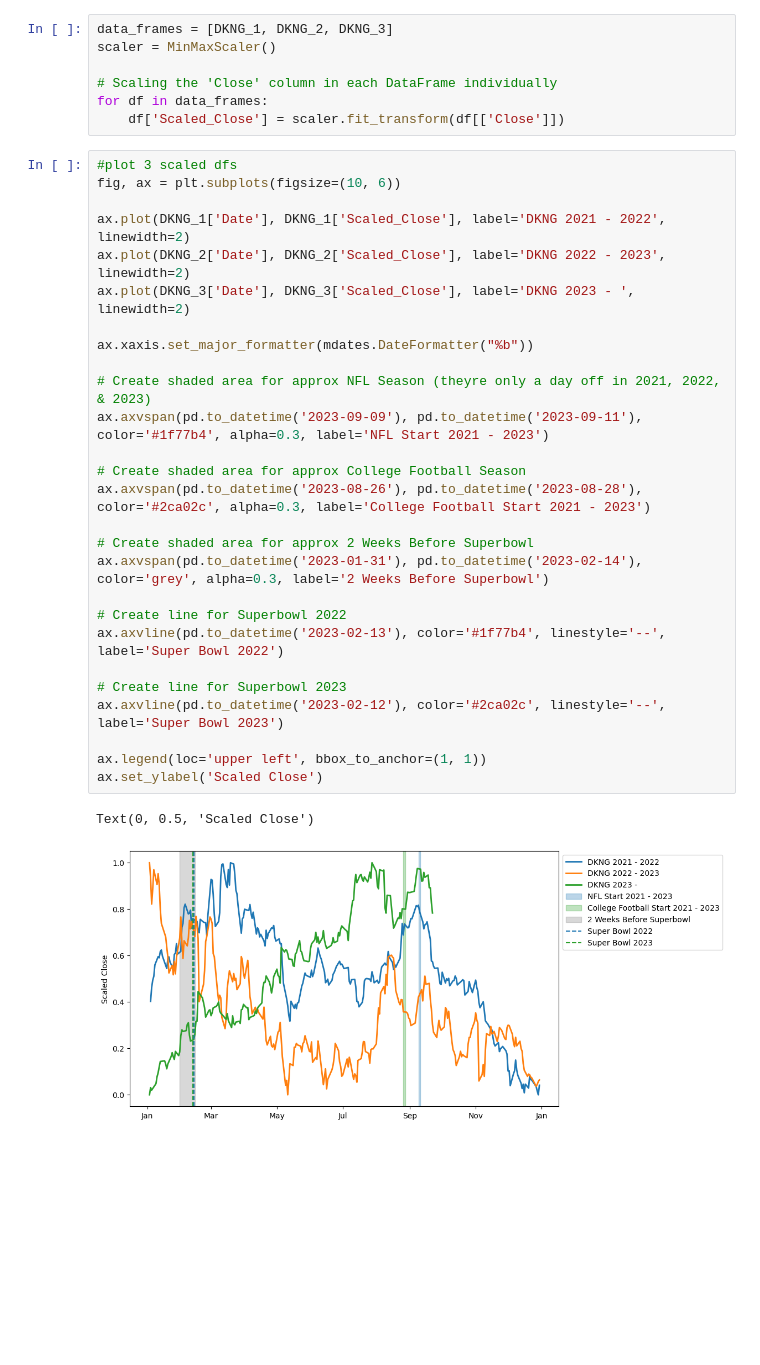
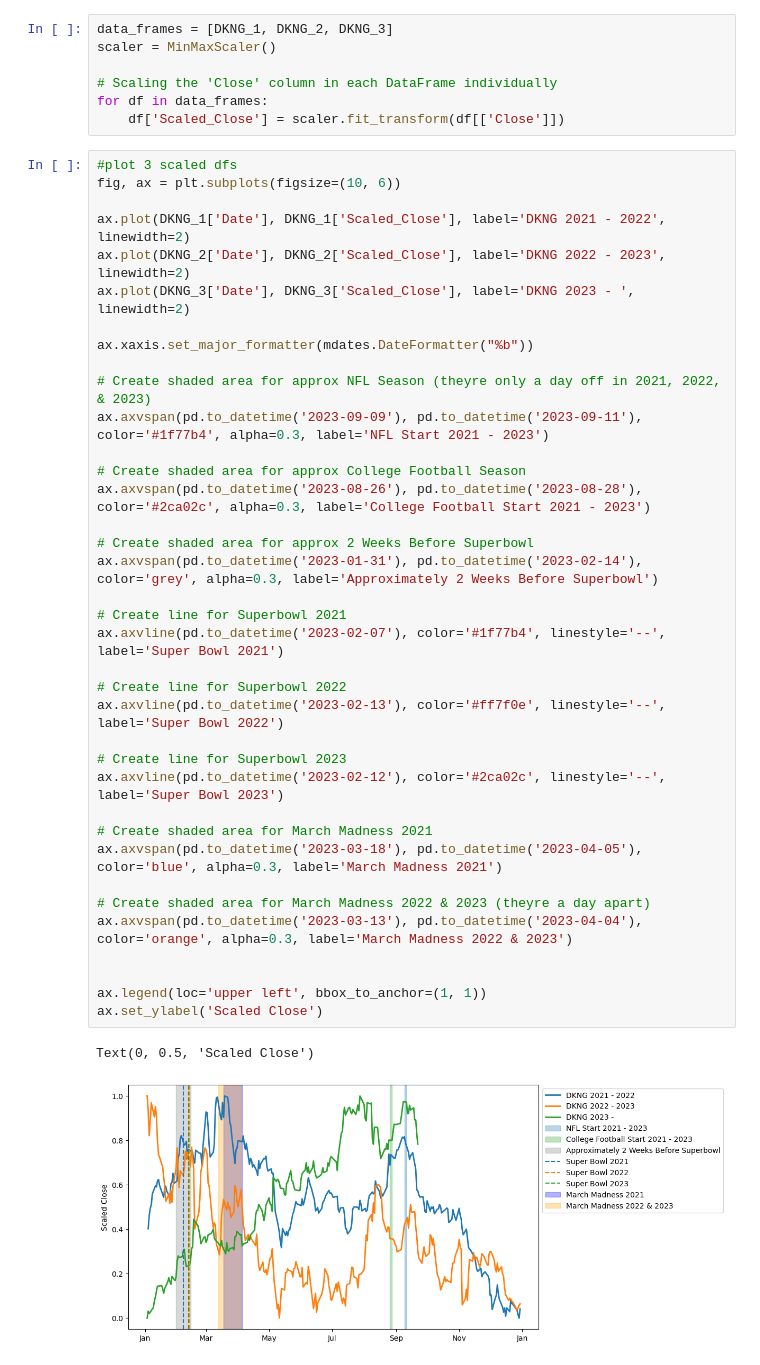
Before and after one commit to jpclarke1/Stocks, a Jupyter notebook: DKNG Analysis.ipynb, the cells around one changed output. Saved outputs shown, nothing was run; the diff lists cells and outputs as text; blank space fills up the shorter version.

```diff
--- a/DKNG Analysis.ipynb
+++ b/DKNG Analysis.ipynb
@@ -37,30 +37,40 @@ for df in data_frames:
 # %%
 #plot 3 scaled dfs
 fig, ax = plt.subplots(figsize=(10, 6))
 
 ax.plot(DKNG_1['Date'], DKNG_1['Scaled_Close'], label='DKNG 2021 - 2022', linewidth=2)
 ax.plot(DKNG_2['Date'], DKNG_2['Scaled_Close'], label='DKNG 2022 - 2023', linewidth=2)
 ax.plot(DKNG_3['Date'], DKNG_3['Scaled_Close'], label='DKNG 2023 - ', linewidth=2)
 
 ax.xaxis.set_major_formatter(mdates.DateFormatter("%b"))
 
 # Create shaded area for approx NFL Season (theyre only a day off in 2021, 2022, & 2023)
 ax.axvspan(pd.to_datetime('2023-09-09'), pd.to_datetime('2023-09-11'), color='#1f77b4', alpha=0.3, label='NFL Start 2021 - 2023')
 
 # Create shaded area for approx College Football Season
 ax.axvspan(pd.to_datetime('2023-08-26'), pd.to_datetime('2023-08-28'), color='#2ca02c', alpha=0.3, label='College Football Start 2021 - 2023')
 
 # Create shaded area for approx 2 Weeks Before Superbowl
-ax.axvspan(pd.to_datetime('2023-01-31'), pd.to_datetime('2023-02-14'), color='grey', alpha=0.3, label='2 Weeks Before Superbowl')
+ax.axvspan(pd.to_datetime('2023-01-31'), pd.to_datetime('2023-02-14'), color='grey', alpha=0.3, label='Approximately 2 Weeks Before Superbowl')
+
+# Create line for Superbowl 2021
+ax.axvline(pd.to_datetime('2023-02-07'), color='#1f77b4', linestyle='--', label='Super Bowl 2021')
 
 # Create line for Superbowl 2022
-ax.axvline(pd.to_datetime('2023-02-13'), color='#1f77b4', linestyle='--', label='Super Bowl 2022')
+ax.axvline(pd.to_datetime('2023-02-13'), color='#ff7f0e', linestyle='--', label='Super Bowl 2022')
 
 # Create line for Superbowl 2023
 ax.axvline(pd.to_datetime('2023-02-12'), color='#2ca02c', linestyle='--', label='Super Bowl 2023')
 
+# Create shaded area for March Madness 2021
+ax.axvspan(pd.to_datetime('2023-03-18'), pd.to_datetime('2023-04-05'), color='blue', alpha=0.3, label='March Madness 2021')
+
+# Create shaded area for March Madness 2022 & 2023 (theyre a day apart)
+ax.axvspan(pd.to_datetime('2023-03-13'), pd.to_datetime('2023-04-04'), color='orange', alpha=0.3, label='March Madness 2022 & 2023')
+
+
 ax.legend(loc='upper left', bbox_to_anchor=(1, 1))
 ax.set_ylabel('Scaled Close')
 # %% [output]
 Text(0, 0.5, 'Scaled Close')
-[figure, old version]
+[figure, new version]
```
